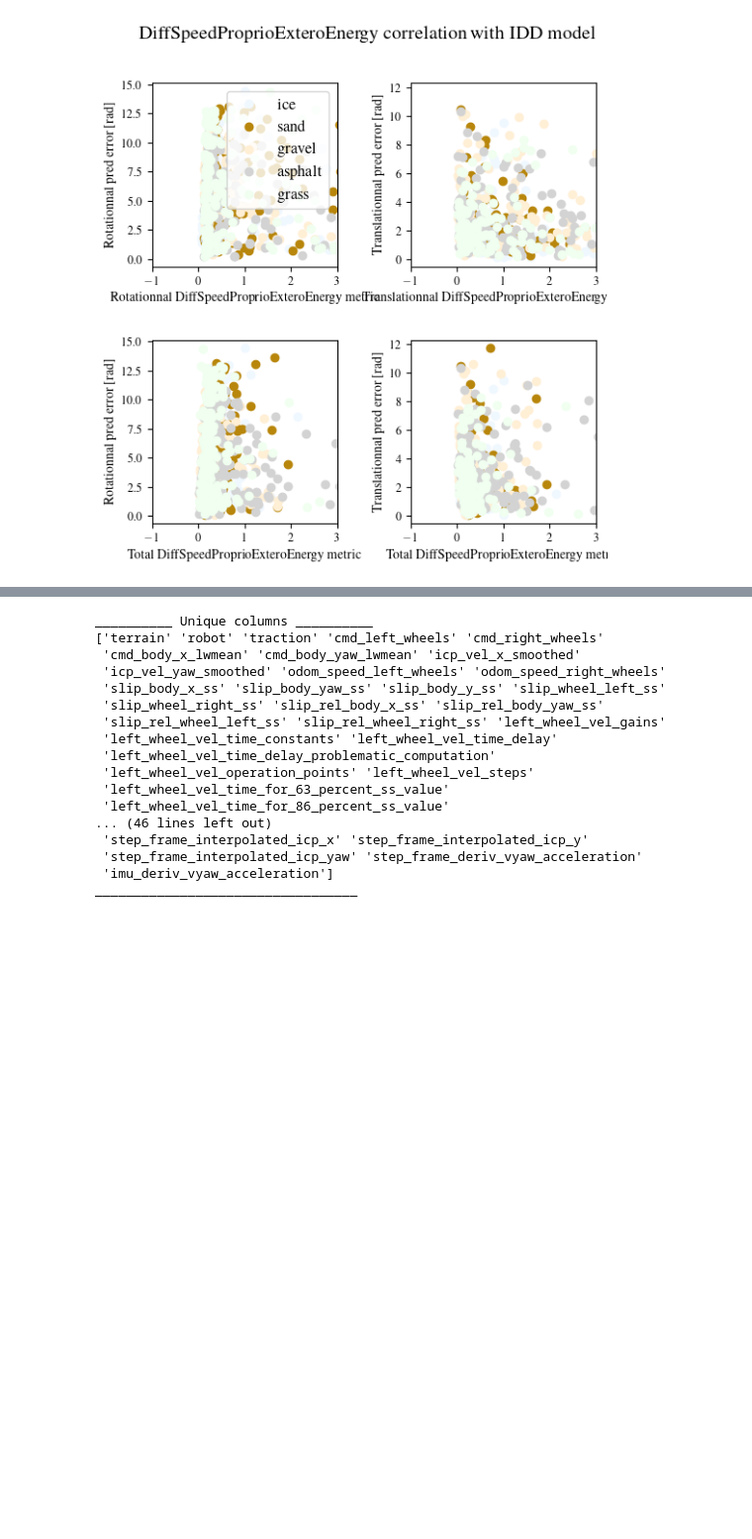
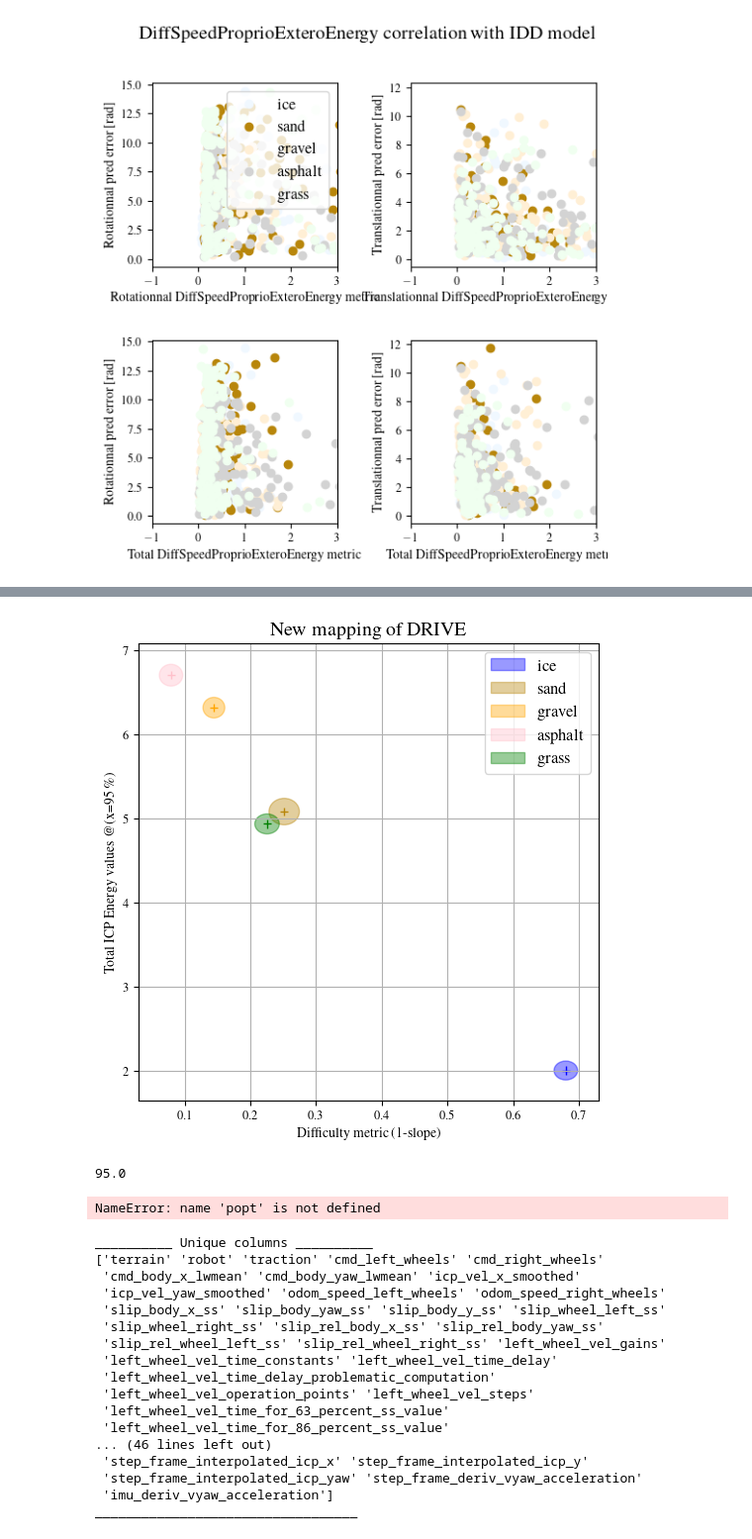
Before and after one commit to norlab-ulaval/doughnut_calib, a Jupyter notebook: drive/model_training/data_utils/dev_graph.ipynb, the cells around one changed output, grey strips where cells are left out. Shown at 99% size. Saved outputs shown, nothing was run; the diff lists cells and outputs as text; code cells hidden in the pictures; blank space fills up the shorter version.

Commit message:
add new version of metric

```diff
--- a/drive/model_training/data_utils/dev_graph.ipynb
+++ b/drive/model_training/data_utils/dev_graph.ipynb
@@ -249,0 +337,5 @@ graph_correlation_encoder_icp(KineticEnergyWheelOnly, KineticEnergyICPOnly,perce
+# %%
+
+df_to_plot_metric = pd.read_csv("/home/nicolassamson/ros2_ws/src/DRIVE/drive_datasets/results_multiple_terrain_dataframe/filtered_warthog_resultsanalysisfiltered_warthog_energy_analysis_metric.csv")
+
+df_to_plot_metric.head()
@@ -249,0 +349,54 @@ graph_correlation_encoder_icp(KineticEnergyWheelOnly, KineticEnergyICPOnly,perce
+# %%
+from matplotlib.patches import Ellipse
+
+def plot_metric_scatter(df_res,alpha_param=0.4):
+
+    df = df_res.copy()
+    df.reset_index(inplace=True, names="terrain")
+
+    # col = ["slope","slope_std","x_95","y_std_95"]
+    x = 1- df.slope.to_numpy()
+    y = df.y_95.to_numpy()
+
+
+
+    fig, ax = plt.subplots(1,1)
+    fig.set_figwidth(6)
+    fig.set_figheight(6)
+    fig.subplots_adjust(hspace=0.4,wspace=0.4)
+
+
+
+    # Scatter plot the data points
+    ax.scatter(x, y, color=df.color, marker="+")
+
+    # Plot uncertainty ellipses around each data point
+    for i in range(len(x)):
+        # Covariance matrix for the uncertainty (example: variance in x and y)
+
+        cov = np.array([[df.slope_std.loc[i]**2, 0], [0, df.y_std_95.loc[i]**2]])  # Example covariance matrix, adjust as needed
+
+        # Create an ellipse
+        eigvals, eigvecs = np.linalg.eigh(cov)  # Eigenvalues (size of axes) and eigenvectors (orientation)
+        angle = np.arctan2(*eigvecs[:, 0][::-1])  # Angle of rotation for the ellipse
+        width, height = 2 * np.sqrt(eigvals)  # Width and height (2 * std dev, i.e., 95% confidence ellipse)
+
+        # Create an Ellipse object
+        ellipse = Ellipse((x[i], y[i]), width, height, angle=np.degrees(angle),
+                        edgecolor=df.color.loc[i], facecolor=df.color.loc[i], linestyle='-',
+                        label= df.label.loc[i],alpha = alpha_param)
+
+        # Add the ellipse to the plot
+        plt.gca().add_patch(ellipse)
+
+
+    # Add labels and legend
+    ax.set_xlabel("Difficulty metric (1-slope)")
+    ax.set_ylabel("Total ICP Energy values @(x=95 \%) ")
+    ax.set_title('New mapping of DRIVE')
+    ax.legend()
+    ax.grid(True)
+
+plot_metric_scatter(df_to_plot_metric)
+# %% [output]
+[figure, added]
@@ -250,3 +416,20 @@ graph_correlation_encoder_icp(KineticEnergyWheelOnly, KineticEnergyICPOnly,perce
+# %%
+
+def find_closest_95_percentage_value(x):
+
+    test =1
+
+test = np.linspace(0,100,21)
+print(np.percentile(test,95))
+
+find_closest_95_percentage_value(test)
+# %% [output]
+95.0
+# %%
+print(popt)
+print(pcov)
+# %% [output]
+NameError: name 'popt' is not defined
 # %%
 df = pd.read_pickle("/home/nicolassamson/ros2_ws/src/DRIVE/drive_datasets/results_multiple_terrain_dataframe/all_terrain_slip_dataset.pkl")
 # %%
```
Also changed, not shown: parts of 6 cells of this notebook, 2 other files.
